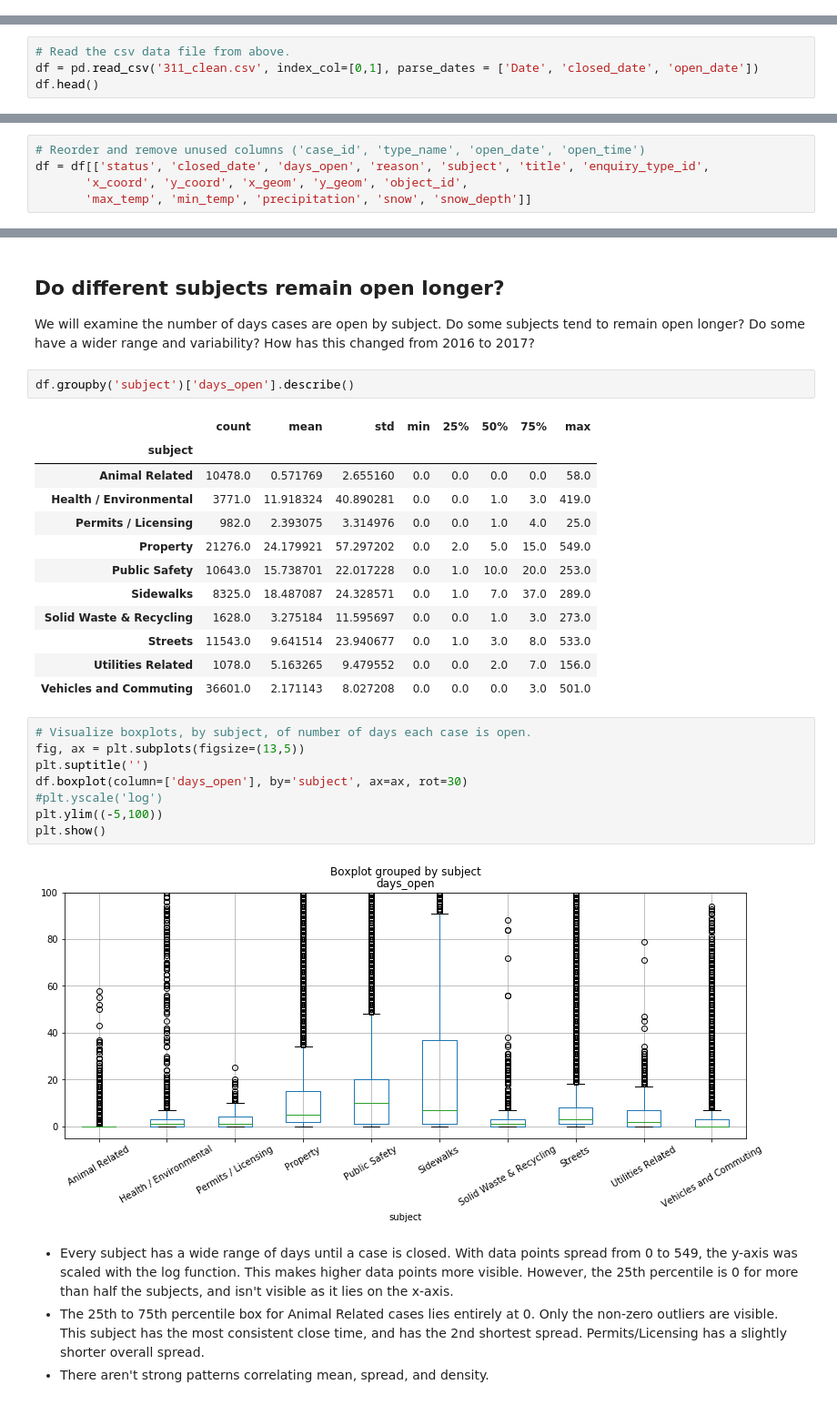
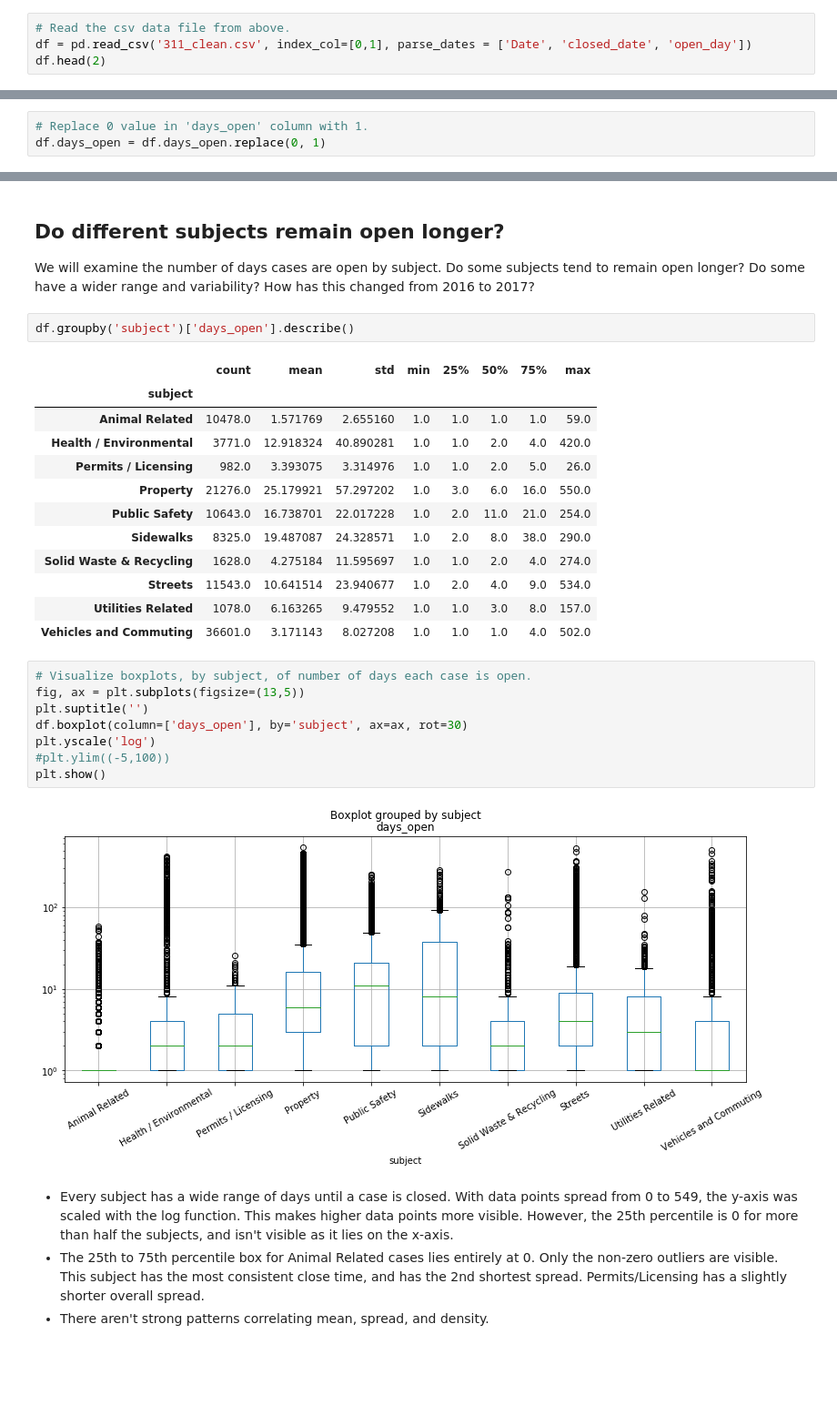
Before and after one commit to lwdee/Springboard, a Jupyter notebook: Capstone/Capstone_1_Data_Wrangling.ipynb, the cells around one changed output, grey strips where cells are left out. Shown at 91% size. Saved outputs shown, nothing was run; the diff lists cells and outputs as text; blank space fills up the shorter version.

Commit message:
Updating data wrangling

```diff
--- a/Capstone/Capstone_1_Data_Wrangling.ipynb
+++ b/Capstone/Capstone_1_Data_Wrangling.ipynb
@@ -216,0 +361,4 @@ memory usage: 12.2+ MB
+# %%
+# Read the csv data file from above.
+df = pd.read_csv('311_clean.csv', index_col=[0,1], parse_dates = ['Date', 'closed_date', 'open_day'])
+df.head(2)
@@ -216,0 +395,3 @@ memory usage: 12.2+ MB
+# %%
+# Replace 0 value in 'days_open' column with 1.
+df.days_open = df.days_open.replace(0, 1)
@@ -496,6 +532,2 @@ df1617weather.to_csv('311_clean.csv')
 # %% [markdown]
 ## EDA
-# %%
-# Read the csv data file from above.
-df = pd.read_csv('311_clean.csv', index_col=[0,1], parse_dates = ['Date', 'closed_date', 'open_date'])
-df.head()
@@ -572,5 +533,0 @@ Name: title, dtype: int64
-# %%
-# Reorder and remove unused columns ('case_id', 'type_name', 'open_date', 'open_time')
-df = df[['status', 'closed_date', 'days_open', 'reason', 'subject', 'title', 'enquiry_type_id',
-       'x_coord', 'y_coord', 'x_geom', 'y_geom', 'object_id',
-       'max_temp', 'min_temp', 'precipitation', 'snow', 'snow_depth']]
@@ -783,26 +648,26 @@ df.groupby('subject')['days_open'].describe()
 # %% [output]
 |  | count | mean | std | min | 25% | 50% | 75% | max |
 | subject |  |  |  |  |  |  |  |  |
-| Animal Related | 10478.0 | 0.571769 | 2.655160 | 0.0 | 0.0 | 0.0 | 0.0 | 58.0 |
-| Health / Environmental | 3771.0 | 11.918324 | 40.890281 | 0.0 | 0.0 | 1.0 | 3.0 | 419.0 |
-| Permits / Licensing | 982.0 | 2.393075 | 3.314976 | 0.0 | 0.0 | 1.0 | 4.0 | 25.0 |
-| Property | 21276.0 | 24.179921 | 57.297202 | 0.0 | 2.0 | 5.0 | 15.0 | 549.0 |
-| Public Safety | 10643.0 | 15.738701 | 22.017228 | 0.0 | 1.0 | 10.0 | 20.0 | 253.0 |
-| Sidewalks | 8325.0 | 18.487087 | 24.328571 | 0.0 | 1.0 | 7.0 | 37.0 | 289.0 |
-| Solid Waste & Recycling | 1628.0 | 3.275184 | 11.595697 | 0.0 | 0.0 | 1.0 | 3.0 | 273.0 |
-| Streets | 11543.0 | 9.641514 | 23.940677 | 0.0 | 1.0 | 3.0 | 8.0 | 533.0 |
-| Utilities Related | 1078.0 | 5.163265 | 9.479552 | 0.0 | 0.0 | 2.0 | 7.0 | 156.0 |
-| Vehicles and Commuting | 36601.0 | 2.171143 | 8.027208 | 0.0 | 0.0 | 0.0 | 3.0 | 501.0 |
+| Animal Related | 10478.0 | 1.571769 | 2.655160 | 1.0 | 1.0 | 1.0 | 1.0 | 59.0 |
+| Health / Environmental | 3771.0 | 12.918324 | 40.890281 | 1.0 | 1.0 | 2.0 | 4.0 | 420.0 |
+| Permits / Licensing | 982.0 | 3.393075 | 3.314976 | 1.0 | 1.0 | 2.0 | 5.0 | 26.0 |
+| Property | 21276.0 | 25.179921 | 57.297202 | 1.0 | 3.0 | 6.0 | 16.0 | 550.0 |
+| Public Safety | 10643.0 | 16.738701 | 22.017228 | 1.0 | 2.0 | 11.0 | 21.0 | 254.0 |
+| Sidewalks | 8325.0 | 19.487087 | 24.328571 | 1.0 | 2.0 | 8.0 | 38.0 | 290.0 |
+| Solid Waste & Recycling | 1628.0 | 4.275184 | 11.595697 | 1.0 | 1.0 | 2.0 | 4.0 | 274.0 |
+| Streets | 11543.0 | 10.641514 | 23.940677 | 1.0 | 2.0 | 4.0 | 9.0 | 534.0 |
+| Utilities Related | 1078.0 | 6.163265 | 9.479552 | 1.0 | 1.0 | 3.0 | 8.0 | 157.0 |
+| Vehicles and Commuting | 36601.0 | 3.171143 | 8.027208 | 1.0 | 1.0 | 1.0 | 4.0 | 502.0 |
 # %%
 # Visualize boxplots, by subject, of number of days each case is open.
 fig, ax = plt.subplots(figsize=(13,5))
 plt.suptitle('')
 df.boxplot(column=['days_open'], by='subject', ax=ax, rot=30)
-#plt.yscale('log')
-plt.ylim((-5,100))
+plt.yscale('log')
+#plt.ylim((-5,100))
 plt.show()
 # %% [output]
-[figure, old version]
+[figure, new version]
 # %% [markdown]
 * Every subject has a wide range of days until a case is closed. With data points spread from 0 to 549, the y-axis was scaled with the log function. This makes higher data points more visible. However, the 25th percentile is 0 for more than half the subjects, and isn't visible as it lies on the x-axis.
 * The 25th to 75th percentile box for Animal Related cases lies entirely at 0. Only the non-zero outliers are visible. This subject has the most consistent close time, and has the 2nd shortest spread. Permits/Licensing has a slightly shorter overall spread.
```
Also changed, not shown: parts of 128 cells of this notebook.
